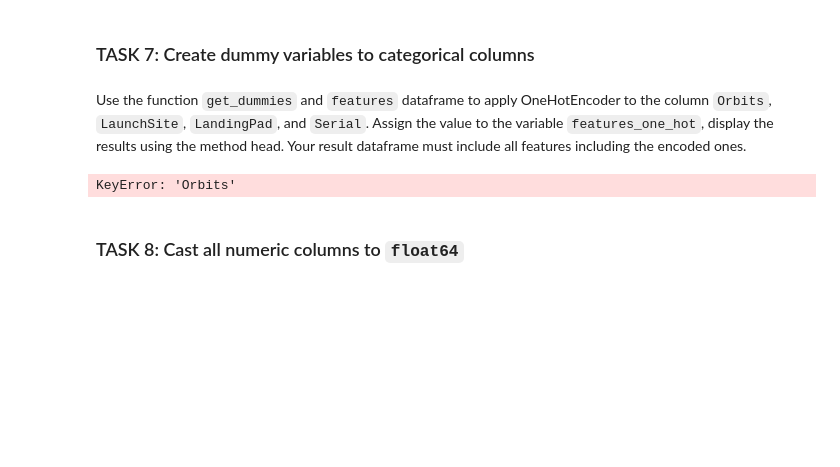
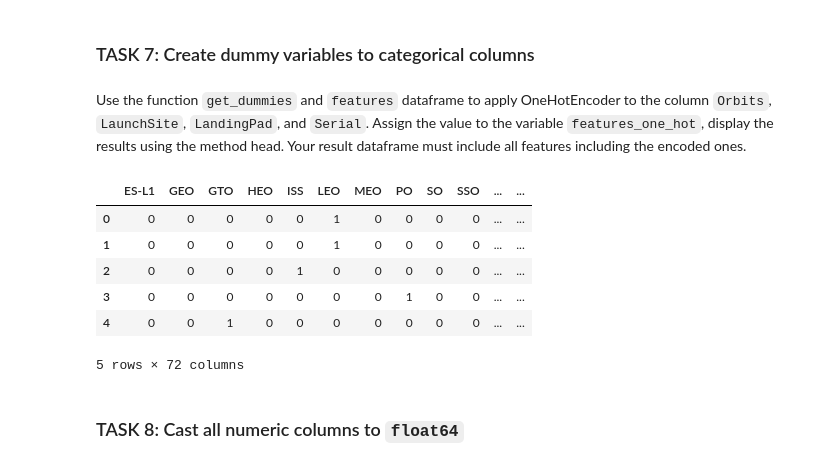
Before and after one commit to caihuire/ADSC, a Jupyter notebook: EDA with Data Visualization.ipynb, the cells around one changed output. Saved outputs shown, nothing was run; the diff lists cells and outputs as text; code cells hidden in the pictures; blank space fills up the shorter version.

```diff
--- a/EDA with Data Visualization.ipynb
+++ b/EDA with Data Visualization.ipynb
@@ -214,15 +214,19 @@ features.head()
 Use the function <code>get_dummies</code> and <code>features</code> dataframe to apply OneHotEncoder to the column <code>Orbits</code>, <code>LaunchSite</code>, <code>LandingPad</code>, and <code>Serial</code>. Assign the value to the variable <code>features_one_hot</code>, display the results using the method head. Your result dataframe must include all features including the encoded ones.
 # %%
 # HINT: Use get_dummies() function on the categorical columns
-features_one_hot=pd.get_dummies(features['Orbits'])
-#features_one_hot=pd.concat([features_one_hot,pd.get_dummies(features['LaunchSite'])], axis=1)
-#features_one_hot = ataframe[features,pd.get_dummies(df['Orbit'])]
-#features_one_hot = pd.concat([features_one_hot, pd.get_dummies(df['LaunchSite'])], axis=1)
-#features_one_hot = pd.concat([pd.get_dummies(df['LandingPad'])], axis=1)
-#features_one_hot = pd.concat([pd.get_dummies(df['Serial'])], axis=1)
-#features_one_hot.head()
+features_one_hot=pd.get_dummies(features['Orbit'])
+features_one_hot=pd.concat([features_one_hot,pd.get_dummies(features['LaunchSite'])], axis=1)
+features_one_hot=pd.concat([features_one_hot,pd.get_dummies(features['LandingPad'])], axis=1)
+features_one_hot=pd.concat([features_one_hot,pd.get_dummies(features['Serial'])], axis=1)
+features_one_hot.head()
 # %% [output]
+|  | ES-L1 | GEO | GTO | HEO | ISS | LEO | MEO | PO | SO | SSO | ... | ... |
+| 0 | 0 | 0 | 0 | 0 | 0 | 1 | 0 | 0 | 0 | 0 | ... | ... |
+| 1 | 0 | 0 | 0 | 0 | 0 | 1 | 0 | 0 | 0 | 0 | ... | ... |
+| 2 | 0 | 0 | 0 | 0 | 1 | 0 | 0 | 0 | 0 | 0 | ... | ... |
+| 3 | 0 | 0 | 0 | 0 | 0 | 0 | 0 | 1 | 0 | 0 | ... | ... |
+| 4 | 0 | 0 | 1 | 0 | 0 | 0 | 0 | 0 | 0 | 0 | ... | ... |
-KeyError: 'Orbits'
+5 rows × 72 columns
 # %% [markdown]
 ### TASK  8: Cast all numeric columns to `float64`
 # %% [markdown]
```
Also changed, not shown: parts of 5 cells of this notebook.
